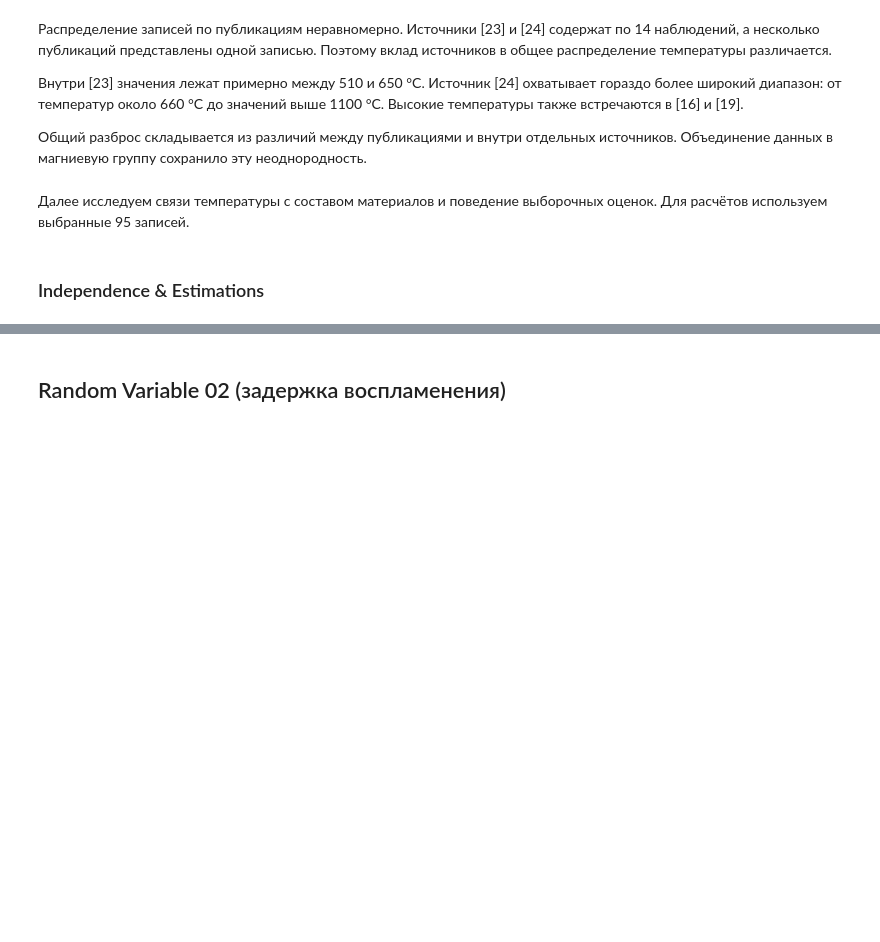
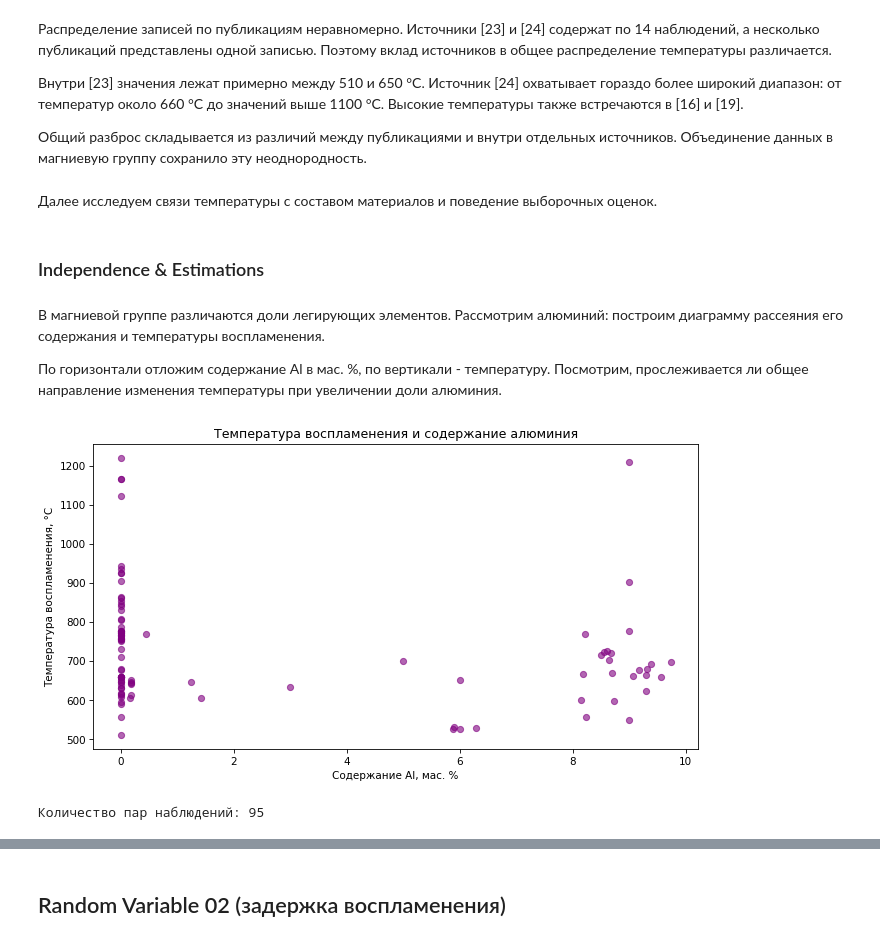
Before and after one commit to ekairaliev/AppStat-Lab01, a Jupyter notebook: AppStat_Lab01.ipynb, the cells around one changed output, grey strips where cells are left out. Cells and saved outputs as stored; diff of their text form; code cells hidden in the pictures; blank space fills up the shorter version.

Commit message:
add analyze Al-temperature correlation

```diff
--- a/AppStat_Lab01.ipynb
+++ b/AppStat_Lab01.ipynb
@@ -1343,7 +1343,41 @@ plt.show()
 группу сохранило эту неоднородность.
 # %% [markdown]
 Далее исследуем связи температуры с составом материалов
-и поведение выборочных оценок. Для расчётов используем
-выбранные 95 записей.
+и поведение выборочных оценок.
 # %% [markdown]
 ### Independence & Estimations
+# %% [markdown]
+В магниевой группе различаются доли легирующих элементов.
+Рассмотрим алюминий: построим диаграмму рассеяния его содержания
+и температуры воспламенения.
+
+По горизонтали отложим содержание Al в мас. %, по вертикали -
+температуру. Посмотрим, прослеживается ли общее направление
+изменения температуры при увеличении доли алюминия.
+# %%
+al_temperature = magnesium_bulk[
+    ["Al", "ignition_temperature_c"]
+].dropna()
+
+plt.figure(figsize=(9, 5))
+
+plt.scatter(
+    al_temperature["Al"],
+    al_temperature["ignition_temperature_c"],
+    alpha=0.6,
+    s=35,
+    color="purple"
+)
+
+decorate(
+    xlabel="Содержание Al, мас. %",
+    ylabel="Температура воспламенения, °C",
+    title="Температура воспламенения и содержание алюминия"
+)
+
+plt.show()
+
+print("Количество пар наблюдений:", len(al_temperature))
+# %% [output]
+[figure, added]
+Количество пар наблюдений: 95
```
Also changed, not shown: parts of 15 cells of this notebook.
